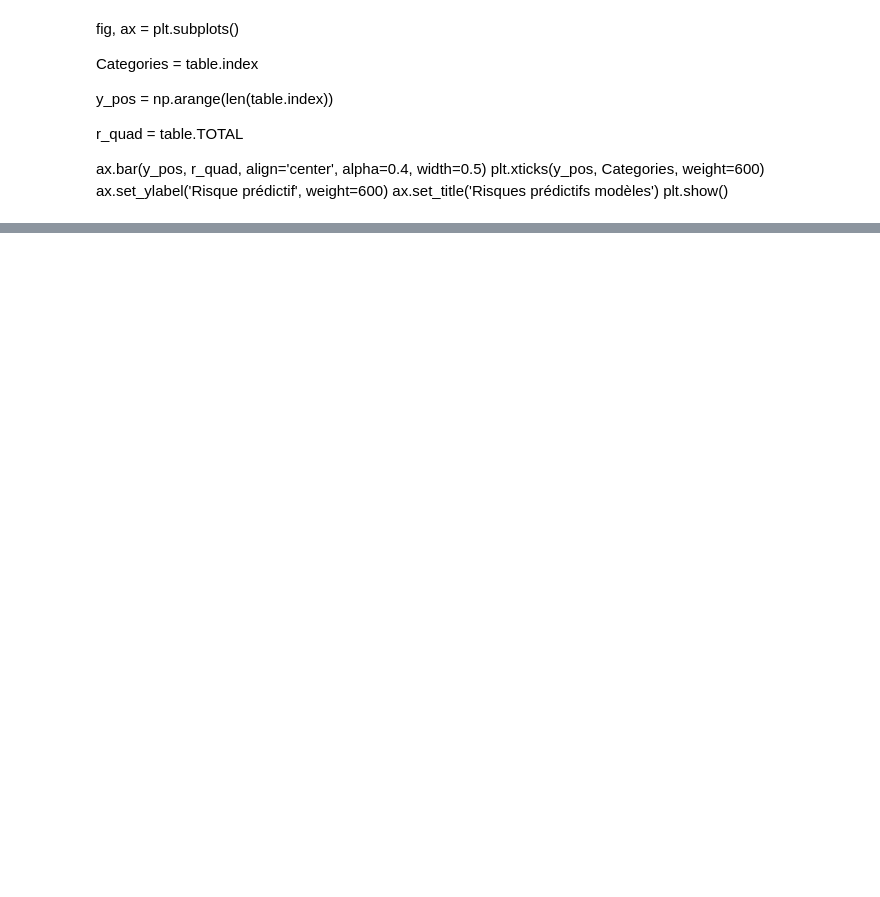
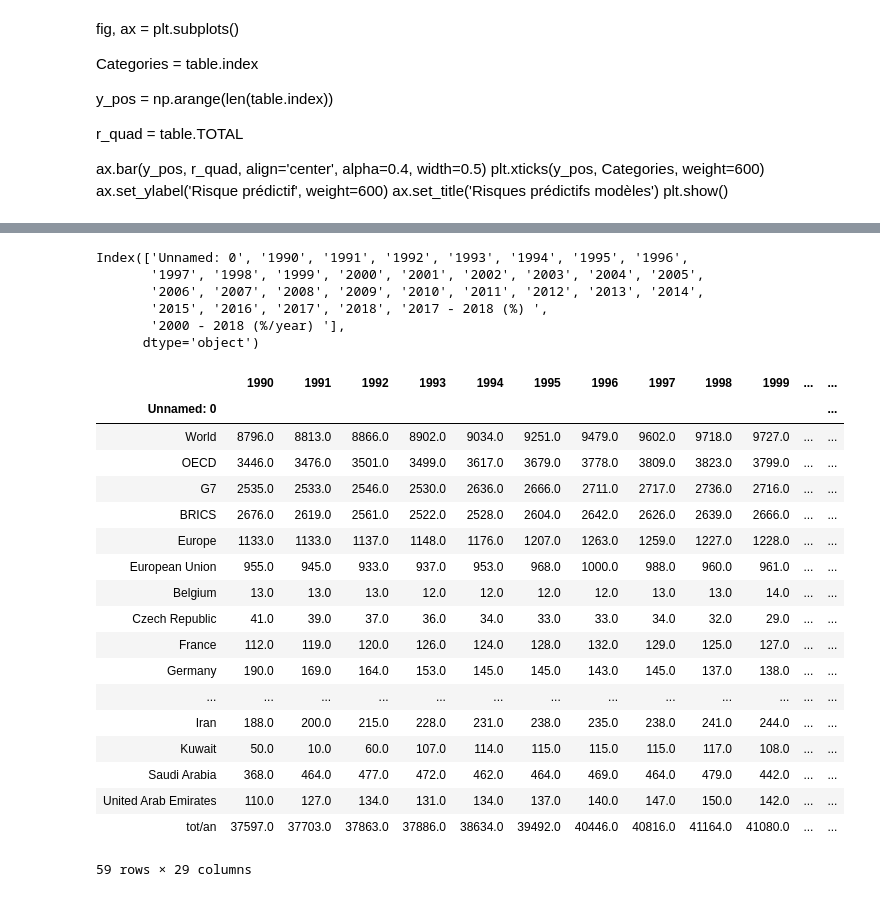
Before and after one commit to aksl20/hackathon-futur-energy, a Jupyter notebook: MDE-Effets de serre.ipynb, the cells around one changed output, grey strips where cells are left out. Cells and saved outputs as stored; diff of their text form; code cells hidden in the pictures; blank space fills up the shorter version.

```diff
--- a/MDE-Effets de serre.ipynb
+++ b/MDE-Effets de serre.ipynb
@@ -90,0 +107,9 @@ plt.show()
+# %%
+df_consumption.columns
+# %% [output]
+Index(['Unnamed: 0', '1990', '1991', '1992', '1993', '1994', '1995', '1996',
+       '1997', '1998', '1999', '2000', '2001', '2002', '2003', '2004', '2005',
+       '2006', '2007', '2008', '2009', '2010', '2011', '2012', '2013', '2014',
+       '2015', '2016', '2017', '2018', '2017 - 2018 (%) ',
+       '2000 - 2018 (%/year) '],
+      dtype='object')
@@ -90,0 +127,22 @@ plt.show()
+# %%
+df_production
+# %% [output]
+|  | 1990 | 1991 | 1992 | 1993 | 1994 | 1995 | 1996 | 1997 | 1998 | 1999 | ... | ... |
+| Unnamed: 0 |  |  |  |  |  |  |  |  |  |  |  | ... |
+| World | 8796.0 | 8813.0 | 8866.0 | 8902.0 | 9034.0 | 9251.0 | 9479.0 | 9602.0 | 9718.0 | 9727.0 | ... | ... |
+| OECD | 3446.0 | 3476.0 | 3501.0 | 3499.0 | 3617.0 | 3679.0 | 3778.0 | 3809.0 | 3823.0 | 3799.0 | ... | ... |
+| G7 | 2535.0 | 2533.0 | 2546.0 | 2530.0 | 2636.0 | 2666.0 | 2711.0 | 2717.0 | 2736.0 | 2716.0 | ... | ... |
+| BRICS | 2676.0 | 2619.0 | 2561.0 | 2522.0 | 2528.0 | 2604.0 | 2642.0 | 2626.0 | 2639.0 | 2666.0 | ... | ... |
+| Europe | 1133.0 | 1133.0 | 1137.0 | 1148.0 | 1176.0 | 1207.0 | 1263.0 | 1259.0 | 1227.0 | 1228.0 | ... | ... |
+| European Union | 955.0 | 945.0 | 933.0 | 937.0 | 953.0 | 968.0 | 1000.0 | 988.0 | 960.0 | 961.0 | ... | ... |
+| Belgium | 13.0 | 13.0 | 13.0 | 12.0 | 12.0 | 12.0 | 12.0 | 13.0 | 13.0 | 14.0 | ... | ... |
+| Czech Republic | 41.0 | 39.0 | 37.0 | 36.0 | 34.0 | 33.0 | 33.0 | 34.0 | 32.0 | 29.0 | ... | ... |
+| France | 112.0 | 119.0 | 120.0 | 126.0 | 124.0 | 128.0 | 132.0 | 129.0 | 125.0 | 127.0 | ... | ... |
+| Germany | 190.0 | 169.0 | 164.0 | 153.0 | 145.0 | 145.0 | 143.0 | 145.0 | 137.0 | 138.0 | ... | ... |
+| ... | ... | ... | ... | ... | ... | ... | ... | ... | ... | ... | ... | ... |
+| Iran | 188.0 | 200.0 | 215.0 | 228.0 | 231.0 | 238.0 | 235.0 | 238.0 | 241.0 | 244.0 | ... | ... |
+| Kuwait | 50.0 | 10.0 | 60.0 | 107.0 | 114.0 | 115.0 | 115.0 | 115.0 | 117.0 | 108.0 | ... | ... |
+| Saudi Arabia | 368.0 | 464.0 | 477.0 | 472.0 | 462.0 | 464.0 | 469.0 | 464.0 | 479.0 | 442.0 | ... | ... |
+| United Arab Emirates | 110.0 | 127.0 | 134.0 | 131.0 | 134.0 | 137.0 | 140.0 | 147.0 | 150.0 | 142.0 | ... | ... |
+| tot/an | 37597.0 | 37703.0 | 37863.0 | 37886.0 | 38634.0 | 39492.0 | 40446.0 | 40816.0 | 41164.0 | 41080.0 | ... | ... |
+59 rows × 29 columns
```
Also changed, not shown: parts of 25 cells of this notebook, 2 other files.
